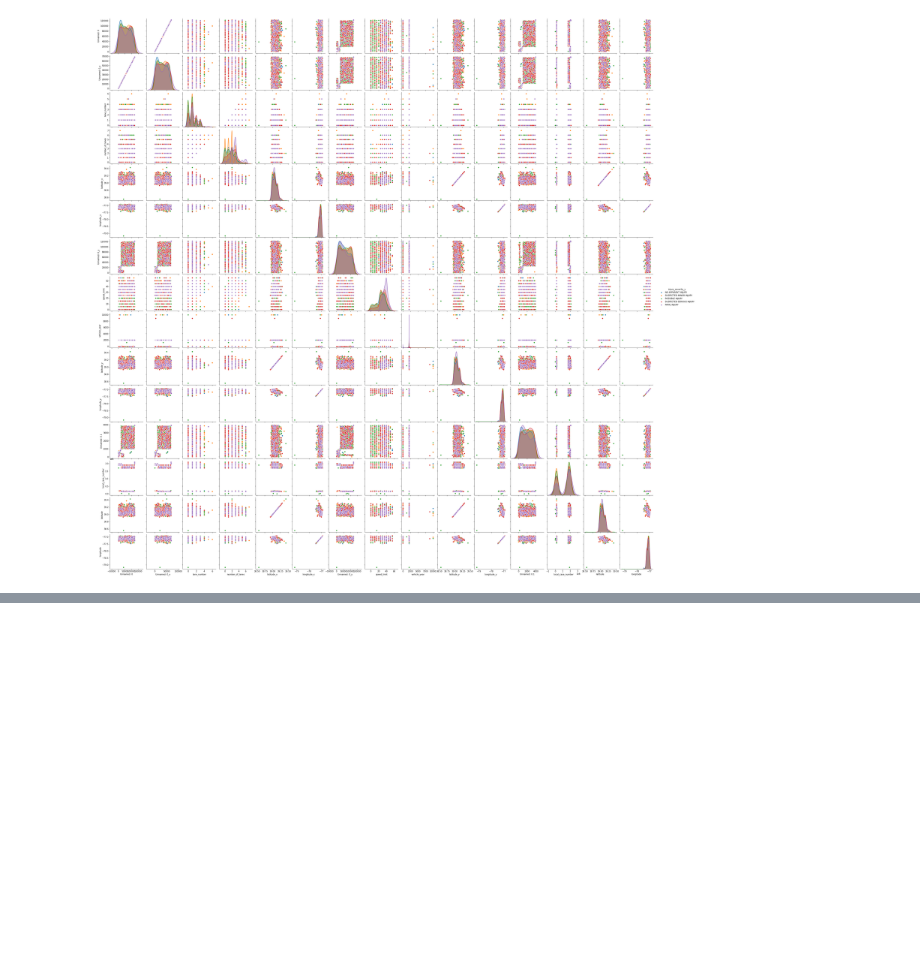
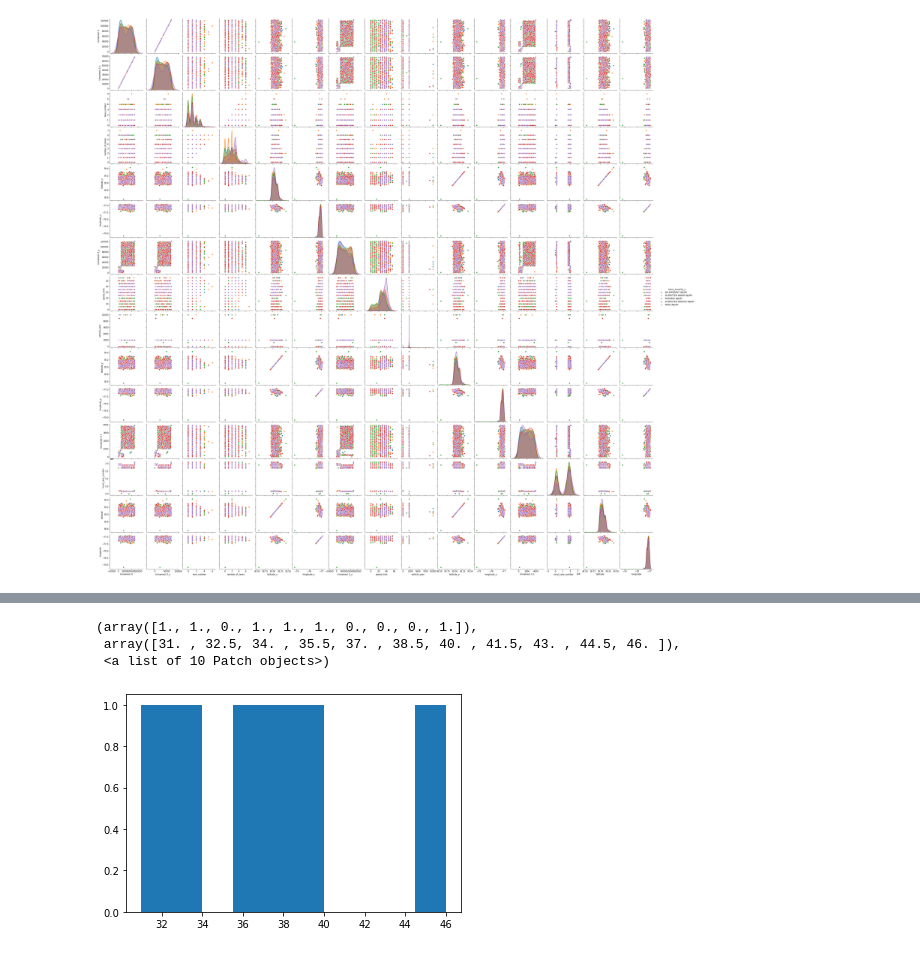
Before and after one commit to MEGlantz/Data205, a Jupyter notebook: StatisticalAnalysis.ipynb, the cells around one changed output, grey strips where cells are left out. Cells and saved outputs as stored; diff of their text form; code cells hidden in the pictures; blank space fills up the shorter version.

```diff
--- a/StatisticalAnalysis.ipynb
+++ b/StatisticalAnalysis.ipynb
@@ -134,0 +304,9 @@ sns.pairplot(moCoDetails, hue = "injury_severity_y", height = 2.5)
+# %%
+montCo = crashData['location'] == 'Montgomery County'
+moCoCrashes = crashData[montCo]
+plt.hist(moCoCrashes['fatal_crashes'])
+# %% [output]
+(array([1., 1., 0., 1., 1., 1., 0., 0., 0., 1.]),
+ array([31. , 32.5, 34. , 35.5, 37. , 38.5, 40. , 41.5, 43. , 44.5, 46. ]),
+ <a list of 10 Patch objects>)
+[figure, added]
```
Also changed, not shown: parts of 30 cells of this notebook, 1 other file.
